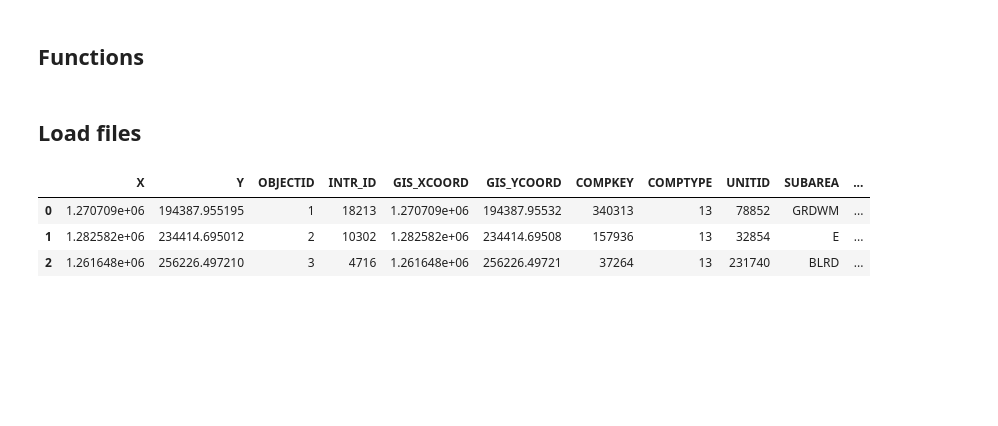
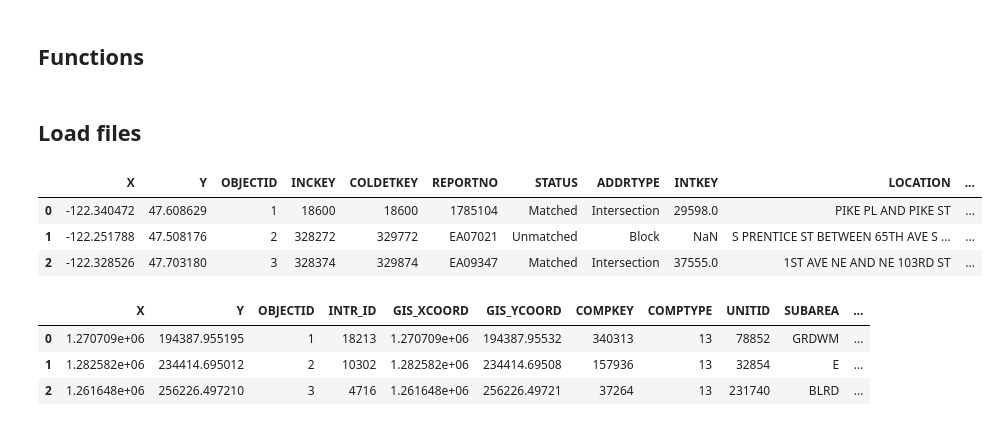
Before and after one commit to DataCircles/traffic_collisions_viz_team, a Jupyter notebook: notebooks/JS_EDA__X_Y_LOCATION.ipynb, the cells around one changed output. Cells and saved outputs as stored; diff of their text form; code cells hidden in the pictures; blank space fills up the shorter version.

```diff
--- a/notebooks/JS_EDA__X_Y_LOCATION.ipynb
+++ b/notebooks/JS_EDA__X_Y_LOCATION.ipynb
@@ -86,3 +90,10 @@ df = pd.read_csv('../data/collisions_orig.csv', parse_dates=["INCDTTM"])
+# %%
+df.head(3)
+# %% [output]
+|  | X | Y | OBJECTID | INCKEY | COLDETKEY | REPORTNO | STATUS | ADDRTYPE | INTKEY | LOCATION | ... |
+| 0 | -122.340472 | 47.608629 | 1 | 18600 | 18600 | 1785104 | Matched | Intersection | 29598.0 | PIKE PL AND PIKE ST | ... |
+| 1 | -122.251788 | 47.508176 | 2 | 328272 | 329772 | EA07021 | Unmatched | Block | NaN | S PRENTICE ST BETWEEN 65TH AVE S ... | ... |
+| 2 | -122.328526 | 47.703180 | 3 | 328374 | 329874 | EA09347 | Matched | Intersection | 37555.0 | 1ST AVE NE AND NE 103RD ST | ... |
 # %%
 # intersections.csv
 # http://data-seattlecitygis.opendata.arcgis.com/datasets/0ea49a3a3ff54ae6af2aaae47dd680fe_5.csv?outSR={%22latestWkid%22:2926,%22wkid%22:2926}
```
Also changed, not shown: parts of 32 cells of this notebook.
